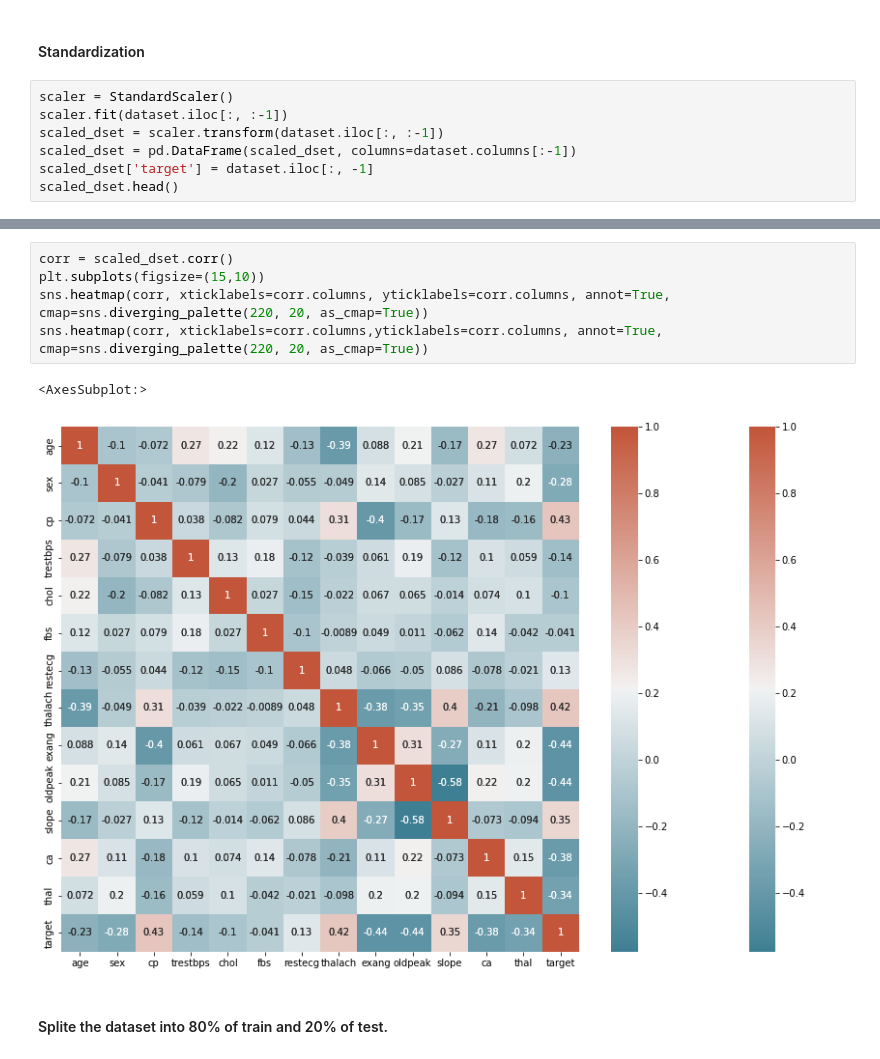
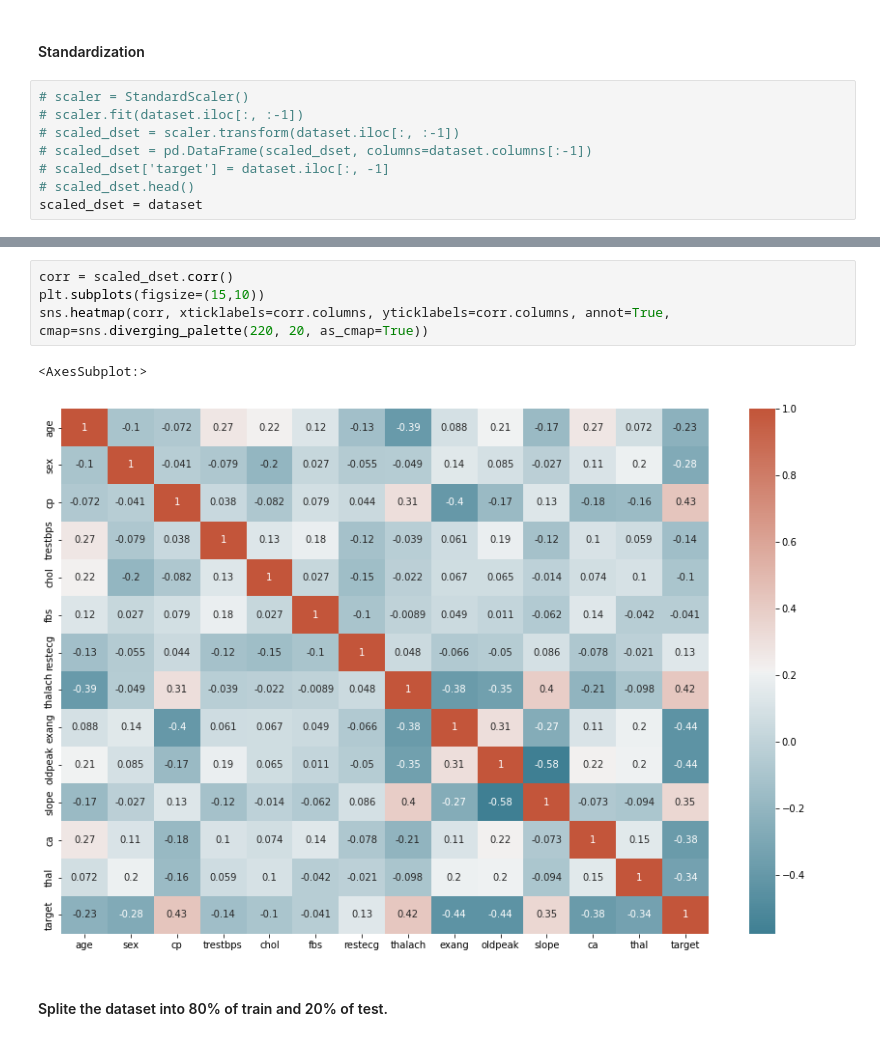
Before and after one commit to nahbos/AUT-Machine-Learning, a Jupyter notebook: ML-HW02/Ex02_Q1.ipynb, the cells around one changed output, grey strips where cells are left out. Drawn from its saved outputs; the diff is of its cells as text.

```diff
--- a/ML-HW02/Ex02_Q1.ipynb
+++ b/ML-HW02/Ex02_Q1.ipynb
@@ -43,9 +47,10 @@ memory usage: 112.2 KB
 # %% [markdown]
 #### Standardization
 # %%
-scaler = StandardScaler()
-scaler.fit(dataset.iloc[:, :-1])
-scaled_dset = scaler.transform(dataset.iloc[:, :-1])
-scaled_dset = pd.DataFrame(scaled_dset, columns=dataset.columns[:-1])
-scaled_dset['target'] = dataset.iloc[:, -1]
-scaled_dset.head()
+# scaler = StandardScaler()
+# scaler.fit(dataset.iloc[:, :-1])
+# scaled_dset = scaler.transform(dataset.iloc[:, :-1])
+# scaled_dset = pd.DataFrame(scaled_dset, columns=dataset.columns[:-1])
+# scaled_dset['target'] = dataset.iloc[:, -1]
+# scaled_dset.head()
+scaled_dset = dataset
@@ -59,11 +57,10 @@ scaled_dset.head()
 # %%
 corr = scaled_dset.corr()
 plt.subplots(figsize=(15,10))
 sns.heatmap(corr, xticklabels=corr.columns, yticklabels=corr.columns, annot=True, cmap=sns.diverging_palette(220, 20, as_cmap=True))
-sns.heatmap(corr, xticklabels=corr.columns,yticklabels=corr.columns, annot=True, cmap=sns.diverging_palette(220, 20, as_cmap=True))
 # %% [output]
 <AxesSubplot:>
-[figure, old version]
+[figure, new version]
 # %% [markdown]
 #### Splite the dataset into 80% of train and 20% of test.
 # %%
```
Also changed, not shown: parts of 13 cells of this notebook.
